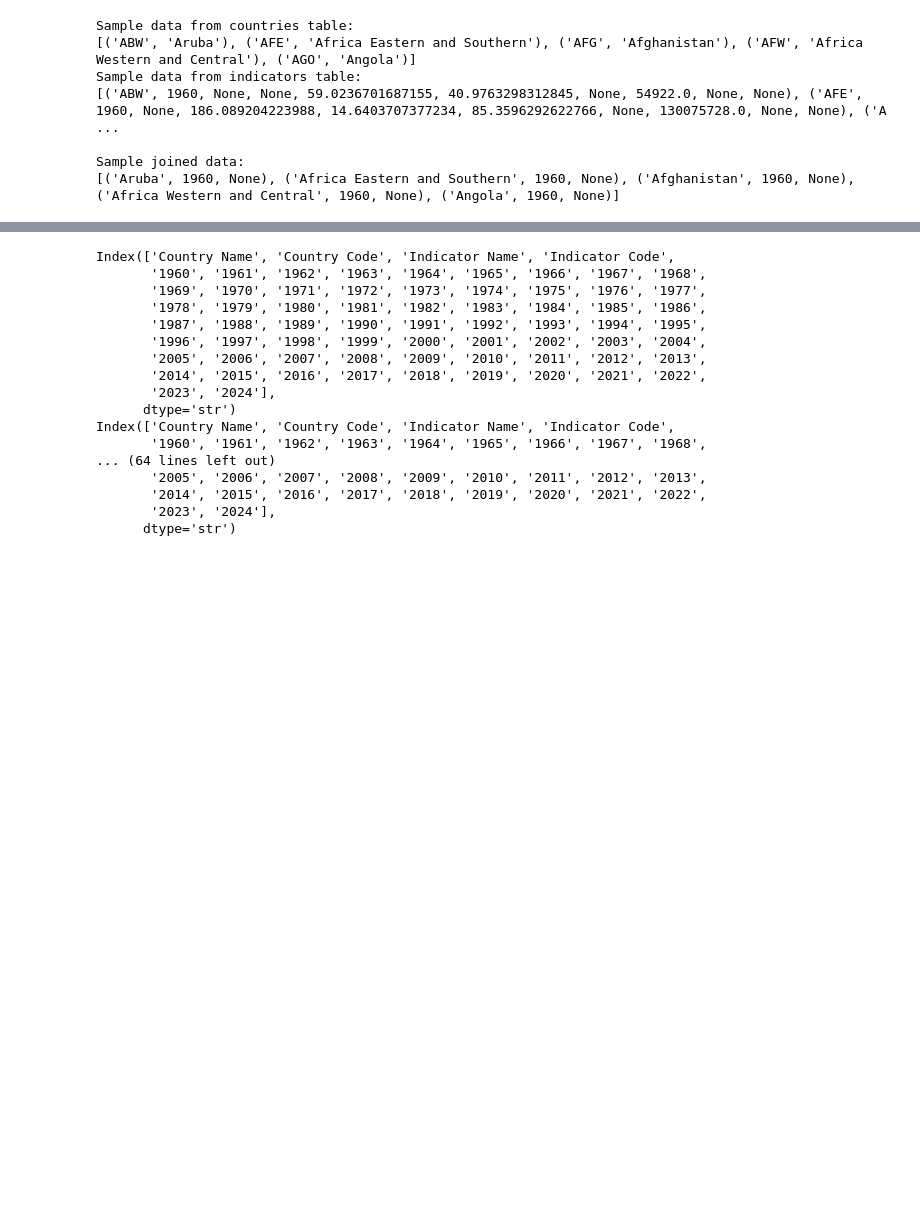
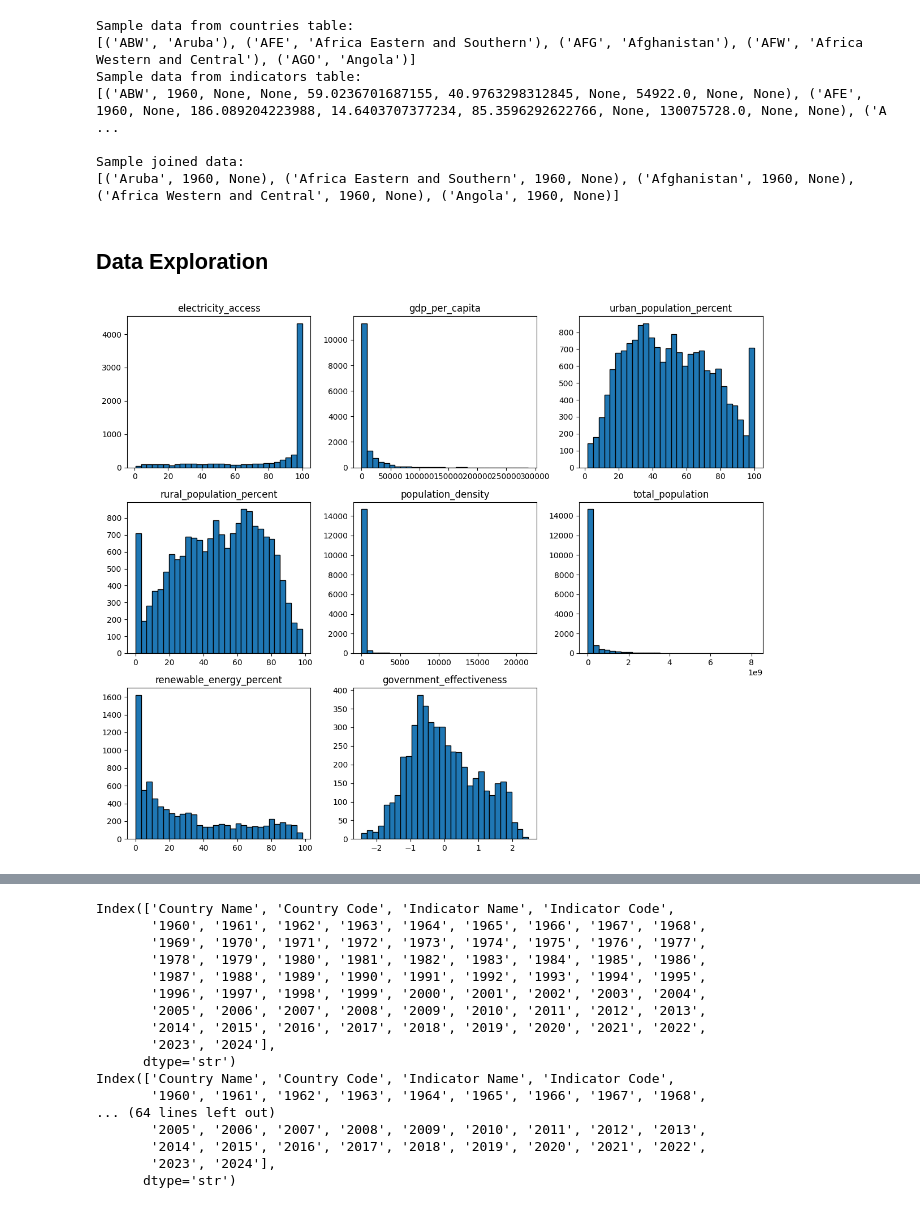
Before and after one commit to npydipati/CAP5771_npydipati, a Jupyter notebook: energy_poverty_prediction.ipynb, the cells around one changed output, grey strips where cells are left out. Cells and saved outputs as stored; diff of their text form; code cells hidden in the pictures; blank space fills up the shorter version.

Commit message:
Initial data exploration, creating diary entry for database storage and adding requirements.txt

```diff
--- a/energy_poverty_prediction.ipynb
+++ b/energy_poverty_prediction.ipynb
@@ -425,3 +461,25 @@ Sample data from indicators table:
 
 Sample joined data:
 [('Aruba', 1960, None), ('Africa Eastern and Southern', 1960, None), ('Afghanistan', 1960, None), ('Africa Western and Central', 1960, None), ('Angola', 1960, None)]
+# %% [markdown]
+## Data Exploration
+# %%
+# Select only numeric columns (excluding year)
+numeric_cols = merged_df.select_dtypes(include=['number']).columns.tolist()
+
+# Remove 'year' from the list
+if 'year' in numeric_cols:
+    numeric_cols.remove('year')
+
+# Create histograms with custom color
+merged_df[numeric_cols].hist(
+    figsize=(12, 10),
+    bins=30,
+    grid=False,
+    edgecolor="black"
+)
+
+plt.tight_layout()
+plt.show()
+# %% [output]
+[figure, added]
```
Also changed, not shown: parts of 15 cells of this notebook, 7 other files.
